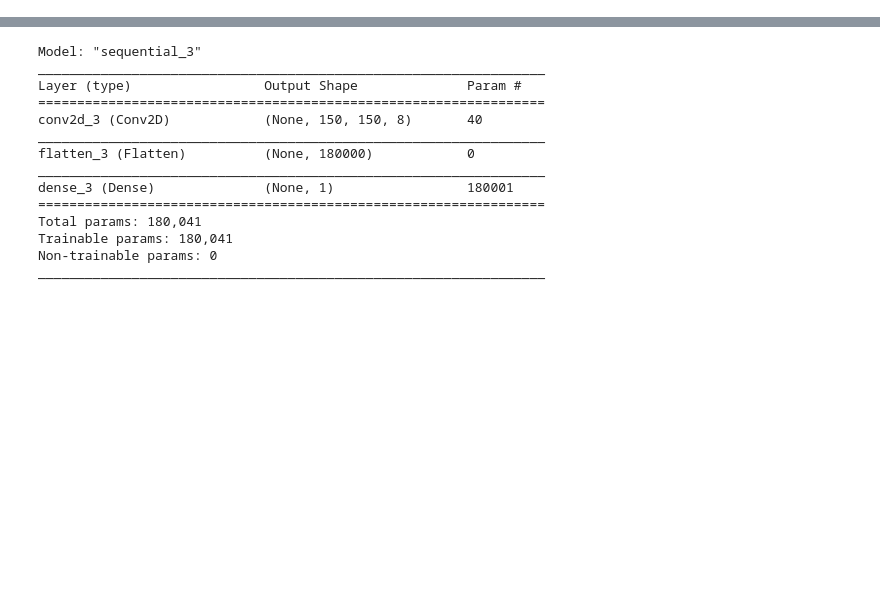
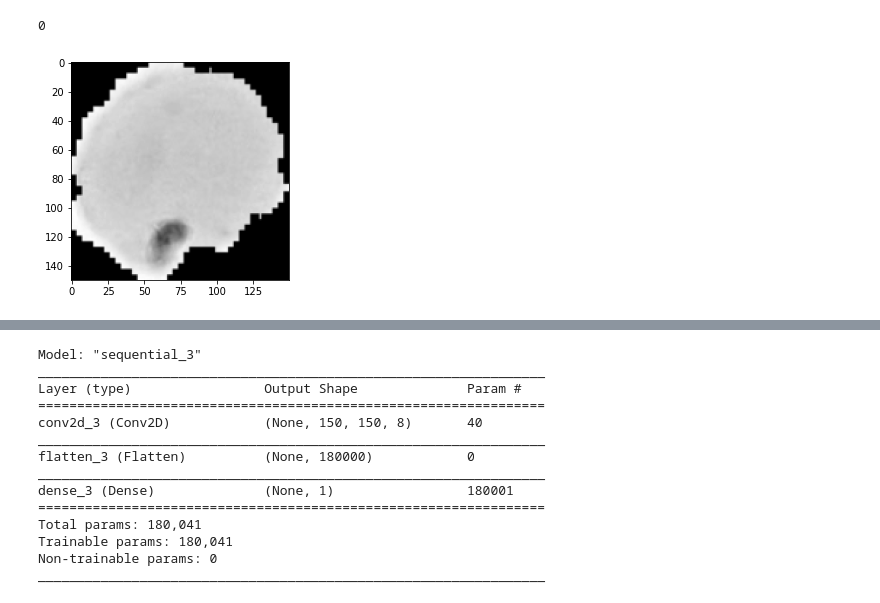
Before and after one commit to ProfAI/tf00, a Jupyter notebook: 5 - Reti Neurali Convoluzionali/convnet.ipynb, the cells around one changed output, grey strips where cells are left out. Cells and saved outputs as stored; diff of their text form; code cells hidden in the pictures; blank space fills up the shorter version.

```diff
--- a/5 - Reti Neurali Convoluzionali/convnet.ipynb
+++ b/5 - Reti Neurali Convoluzionali/convnet.ipynb
@@ -53,0 +73,6 @@ print(labels[0])
+# %%
+plt.imshow(images[2], cmap="gray")
+print(labels[2])
+# %% [output]
+0
+[figure, added]
```
Also changed, not shown: parts of 33 cells of this notebook.
